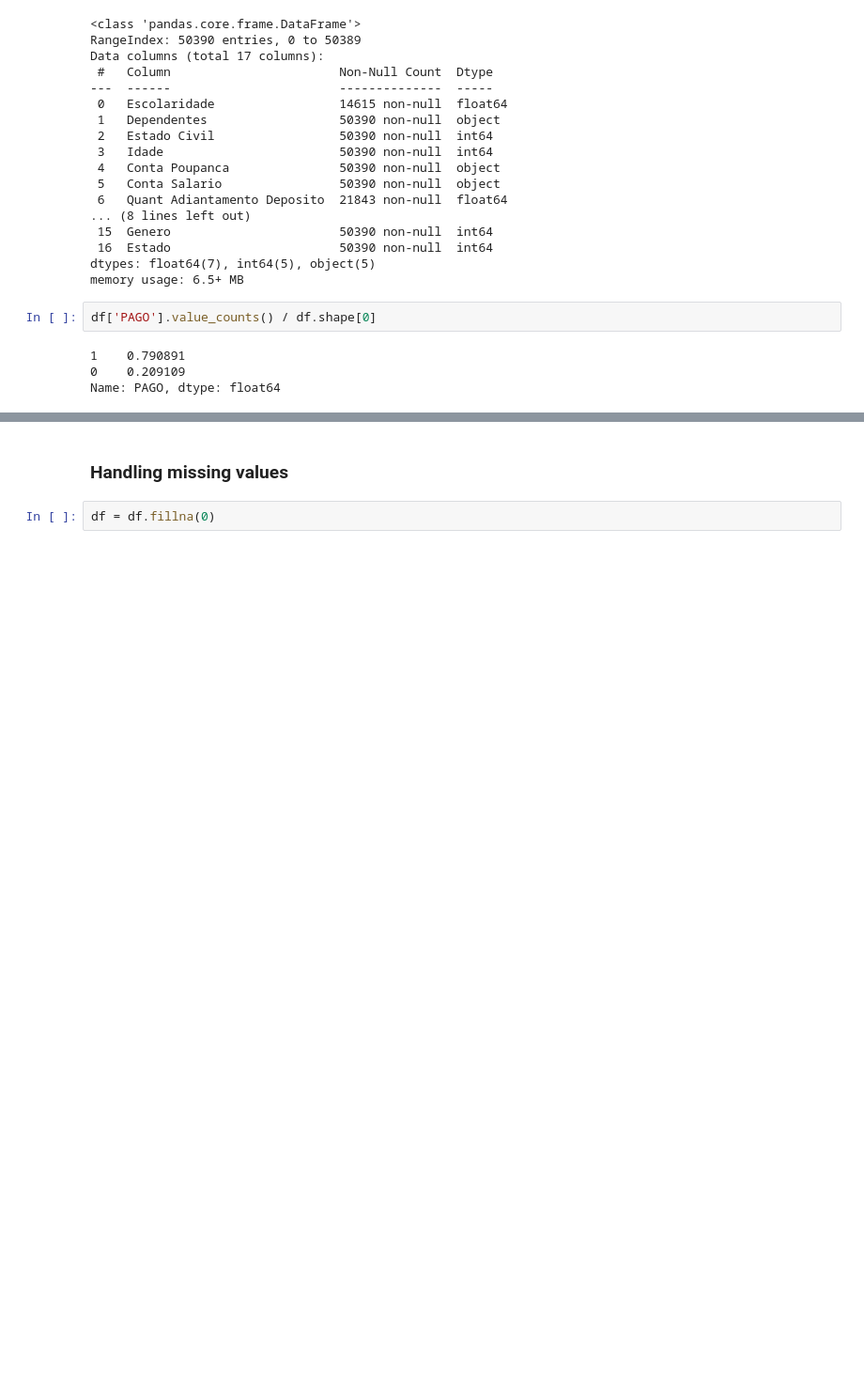
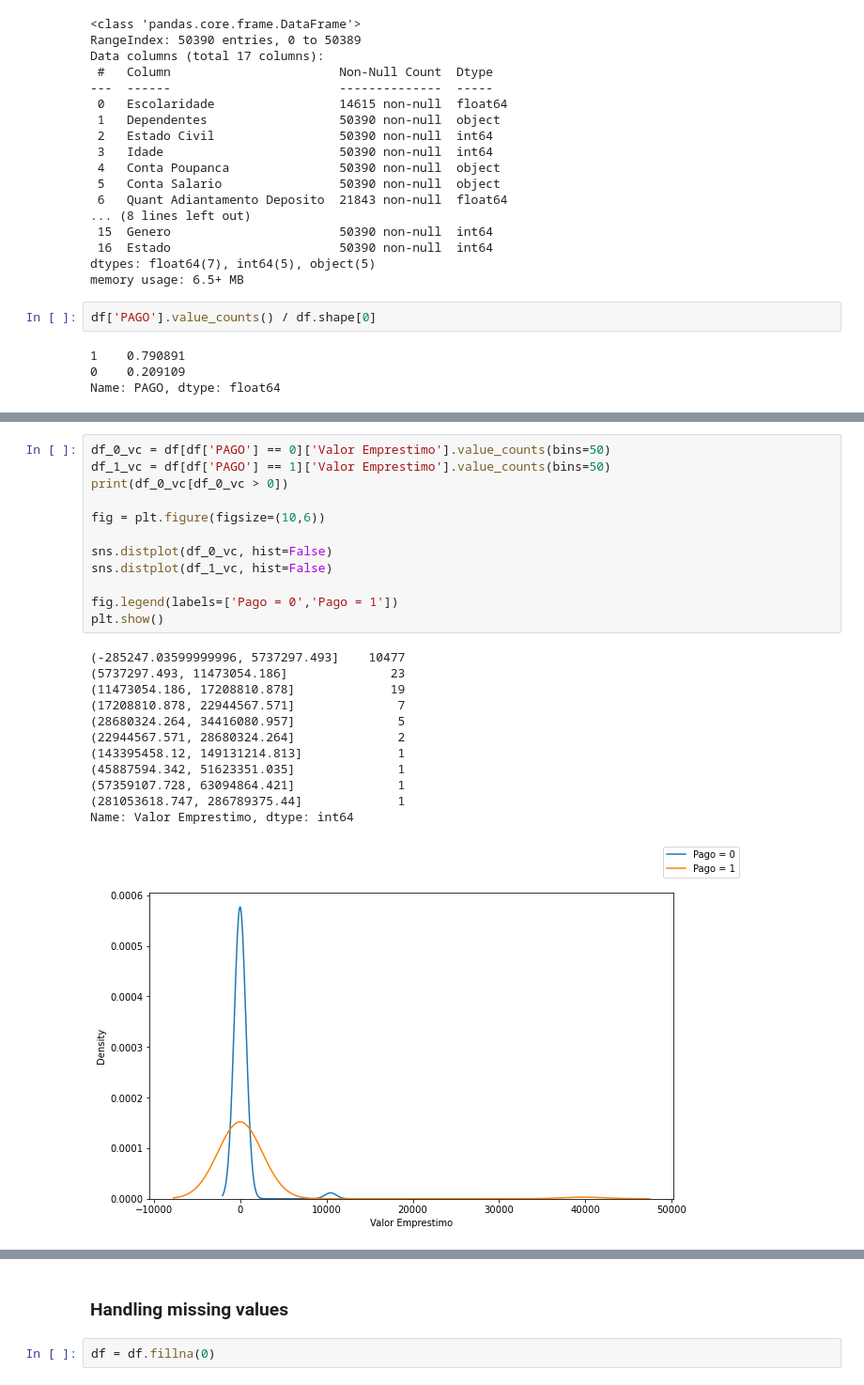
Before and after one commit to rrbarioni/credit-risk-analysis, a Jupyter notebook: src/credit_risk_analysis.ipynb, the cells around one changed output, grey strips where cells are left out. Shown at 94% size. Cells and saved outputs as stored; diff of their text form; blank space fills up the shorter version.

```diff
--- a/src/credit_risk_analysis.ipynb
+++ b/src/credit_risk_analysis.ipynb
@@ -152,0 +196,25 @@ dtype: float64
+# %%
+df_0_vc = df[df['PAGO'] == 0]['Valor Emprestimo'].value_counts(bins=50)
+df_1_vc = df[df['PAGO'] == 1]['Valor Emprestimo'].value_counts(bins=50)
+print(df_0_vc[df_0_vc > 0])
+
+fig = plt.figure(figsize=(10,6))
+
+sns.distplot(df_0_vc, hist=False)
+sns.distplot(df_1_vc, hist=False)
+
+fig.legend(labels=['Pago = 0','Pago = 1'])
+plt.show()
+# %% [output]
+(-285247.03599999996, 5737297.493]    10477
+(5737297.493, 11473054.186]              23
+(11473054.186, 17208810.878]             19
+(17208810.878, 22944567.571]              7
+(28680324.264, 34416080.957]              5
+(22944567.571, 28680324.264]              2
+(143395458.12, 149131214.813]             1
+(45887594.342, 51623351.035]              1
+(57359107.728, 63094864.421]              1
+(281053618.747, 286789375.44]             1
+Name: Valor Emprestimo, dtype: int64
+[figure, added]
```
Also changed, not shown: parts of 17 cells of this notebook.
